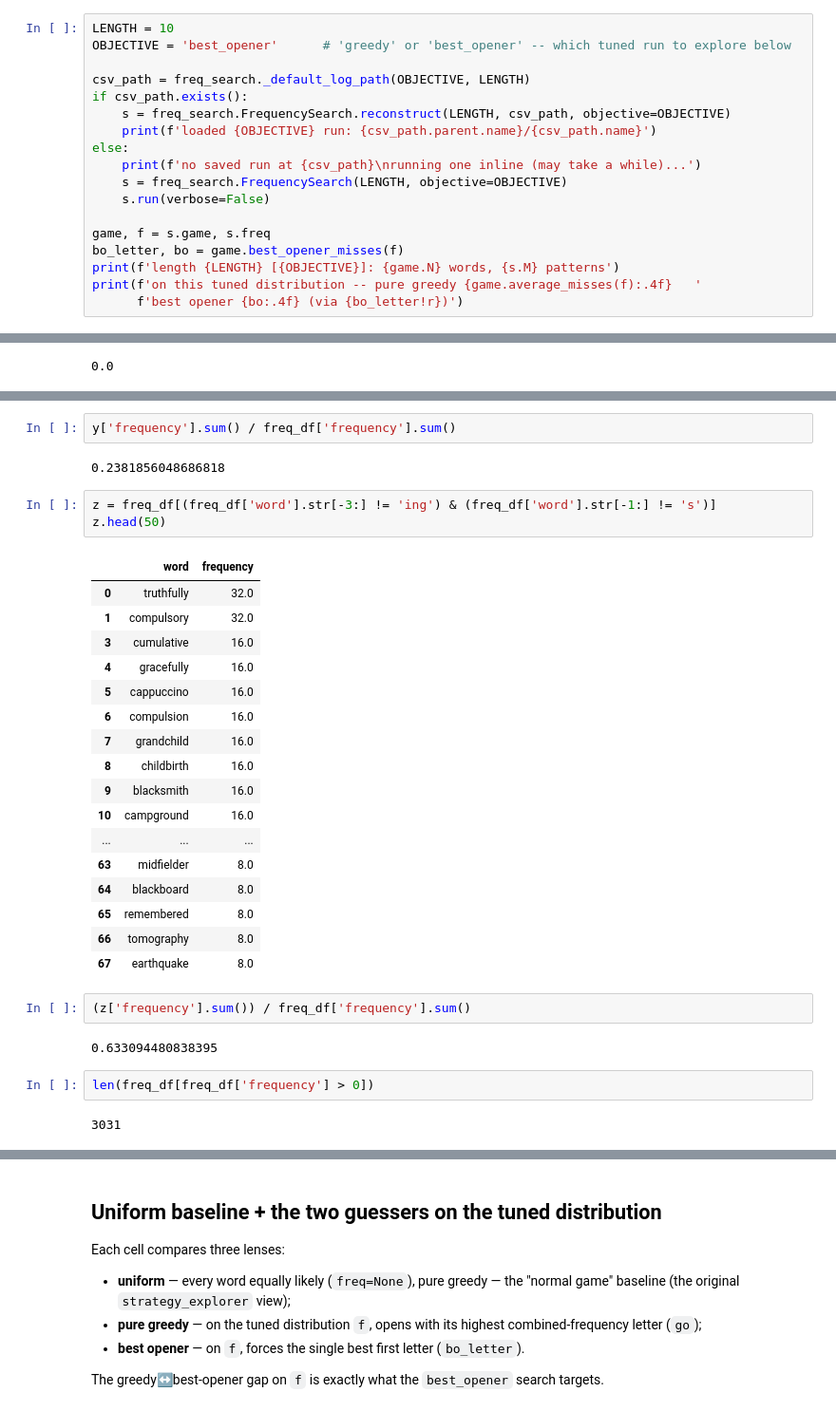
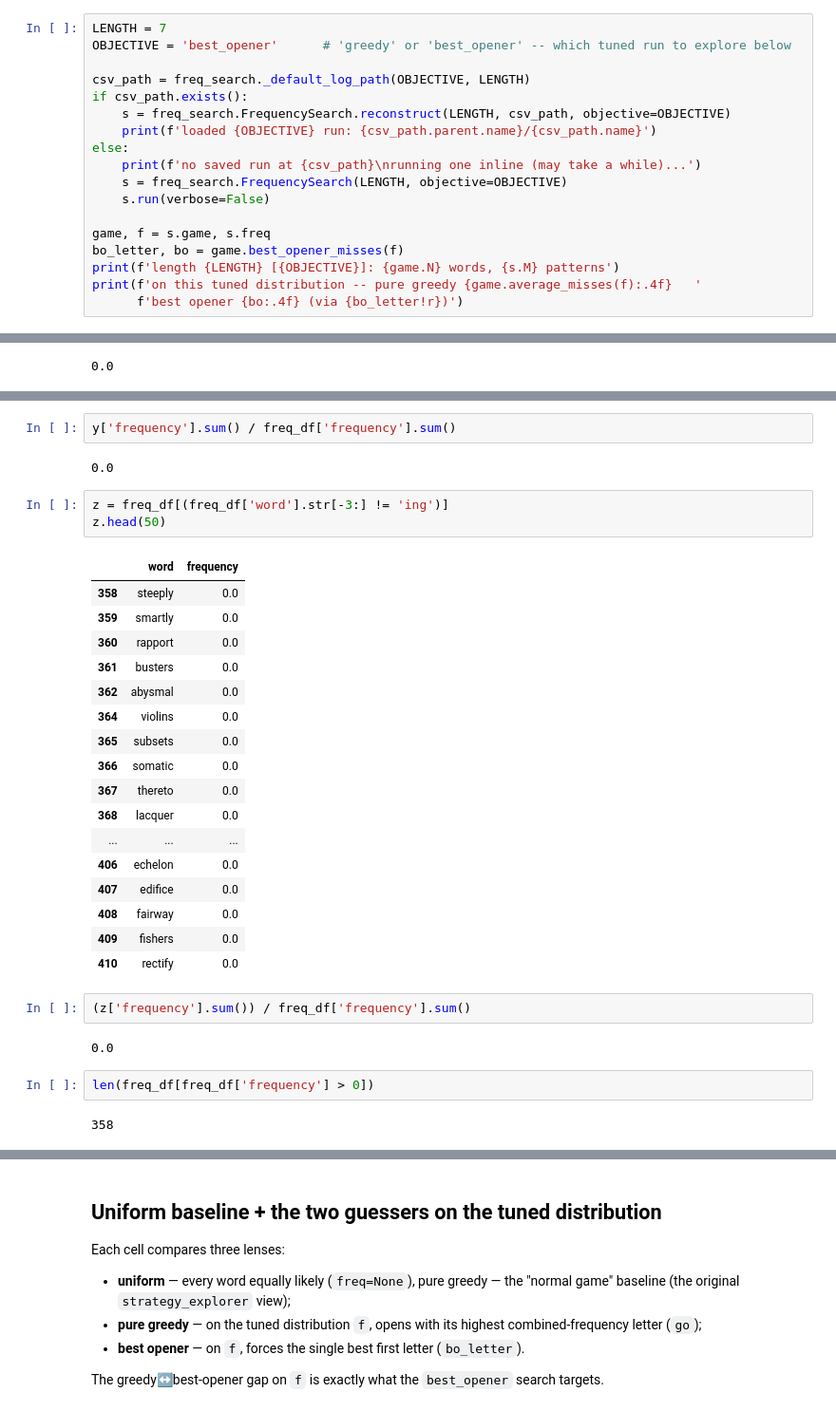
Before and after one commit to Ballpark-Figures/hangman, a Jupyter notebook: math/notebooks/freq_search_explorer.ipynb, the cells around one changed output, grey strips where cells are left out. Shown at 95% size. Drawn from its saved outputs; the diff is of its cells as text.

```diff
--- a/math/notebooks/freq_search_explorer.ipynb
+++ b/math/notebooks/freq_search_explorer.ipynb
@@ -39,7 +39,7 @@ imported from /Users/patrickliscio/My Documents/Pycharm Projects/Ballpark-Figure
 Loads the saved CSV for this length if present; otherwise runs one inline (which
 can be slow for larger lengths).
 # %%
-LENGTH = 10
+LENGTH = 7
 OBJECTIVE = 'best_opener'      # 'greedy' or 'best_opener' -- which tuned run to explore below
 
 csv_path = freq_search._default_log_path(OBJECTIVE, LENGTH)
@@ -219,36 +220,36 @@ a
 # %%
 y['frequency'].sum() / freq_df['frequency'].sum()
 # %% [output]
-0.2381856048686818
+0.0
 # %%
-z = freq_df[(freq_df['word'].str[-3:] != 'ing') & (freq_df['word'].str[-1:] != 's')]
+z = freq_df[(freq_df['word'].str[-3:] != 'ing')]
 z.head(50)
 # %% [output]
 |  | word | frequency |
-| 0 | truthfully | 32.0 |
-| 1 | compulsory | 32.0 |
-| 3 | cumulative | 16.0 |
-| 4 | gracefully | 16.0 |
-| 5 | cappuccino | 16.0 |
-| 6 | compulsion | 16.0 |
-| 7 | grandchild | 16.0 |
-| 8 | childbirth | 16.0 |
-| 9 | blacksmith | 16.0 |
-| 10 | campground | 16.0 |
+| 358 | steeply | 0.0 |
+| 359 | smartly | 0.0 |
+| 360 | rapport | 0.0 |
+| 361 | busters | 0.0 |
+| 362 | abysmal | 0.0 |
+| 364 | violins | 0.0 |
+| 365 | subsets | 0.0 |
+| 366 | somatic | 0.0 |
+| 367 | thereto | 0.0 |
+| 368 | lacquer | 0.0 |
 | ... | ... | ... |
-| 63 | midfielder | 8.0 |
-| 64 | blackboard | 8.0 |
-| 65 | remembered | 8.0 |
-| 66 | tomography | 8.0 |
-| 67 | earthquake | 8.0 |
+| 406 | echelon | 0.0 |
+| 407 | edifice | 0.0 |
+| 408 | fairway | 0.0 |
+| 409 | fishers | 0.0 |
+| 410 | rectify | 0.0 |
 # %%
 (z['frequency'].sum()) / freq_df['frequency'].sum()
 # %% [output]
-0.633094480838395
+0.0
 # %%
 len(freq_df[freq_df['frequency'] > 0])
 # %% [output]
-3031
+358
 # %%
 len(x) + len(y)
 # %% [output]
```
Also changed, not shown: parts of 16 cells of this notebook, 2 other files.
